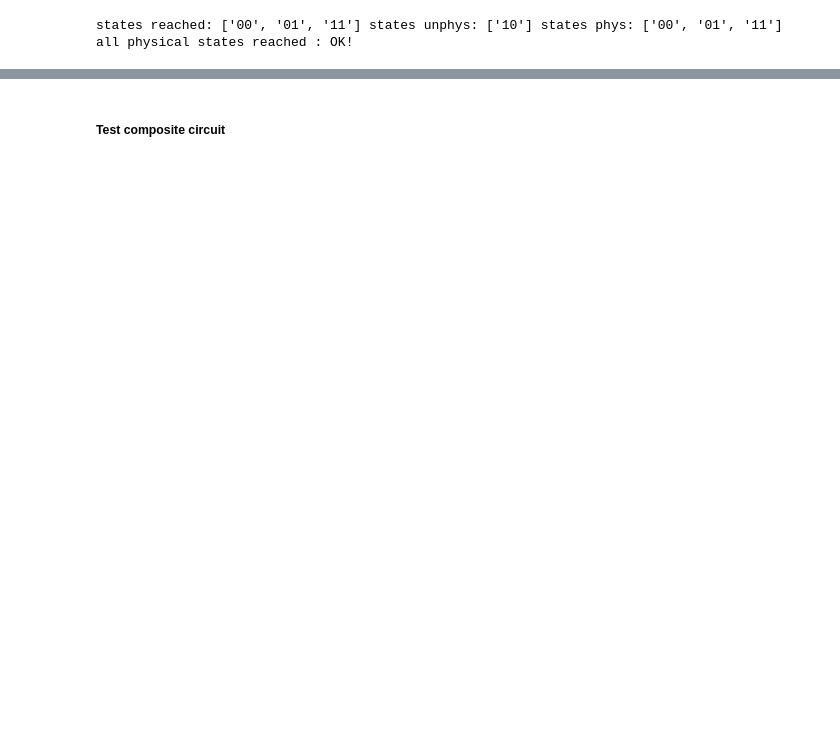
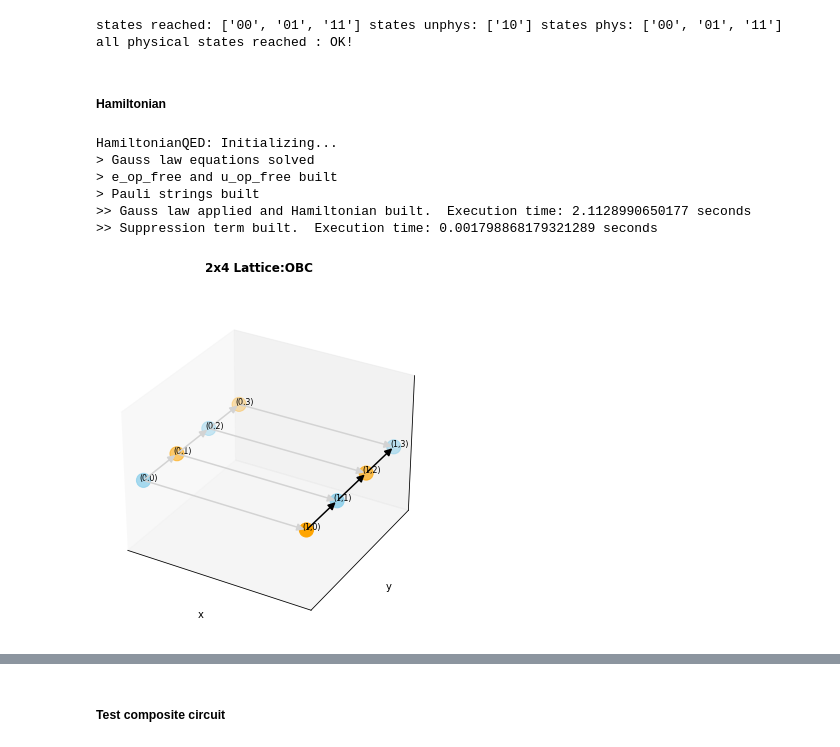
Before and after one commit to ariannacrippa/QC_lattice_H, a Jupyter notebook: notebooks/ansaetze_test.ipynb, the cells around one changed output, grey strips where cells are left out. Cells and saved outputs as stored; diff of their text form; code cells hidden in the pictures; blank space fills up the shorter version.

```diff
--- a/notebooks/ansaetze_test.ipynb
+++ b/notebooks/ansaetze_test.ipynb
@@ -249,3 +205,28 @@ else:
 # %% [output]
 states reached: ['00', '01', '11'] states unphys: ['10'] states phys: ['00', '01', '11']
 all physical states reached : OK!
+# %% [markdown]
+##### Hamiltonian
+# %%
+#class input parameters:
+n_sites = [2,4,]#how many sites for every dimension
+g=0.5
+fact_e_op = 1
+fact_b_op = 1
+m=3
+omega=1
+l=1
+L=2
+rotors = False
+lambd = 1000
+encoding = 'gray' ##'ed'#
+magnetic_basis=False
+pbc=False
+puregauge = True
+static_charges_values =None#{(0,0):1,(1,0):-1}#TODO: no conditions applied, like charge conservation, etc. For conditions see func_qstatic_dist
+display_hamiltonian=False
+e_op_out_plus=False #if E out of site n has plus sign
+sparse_pauli =False #false for circuit ansatz
+#exact diagonalisation parameters:
+threshold = 1e-12
+num_eigs = 3
@@ -251,0 +235,29 @@ all physical states reached : OK!
+# %%
+class_H = HamiltonianQED(
+                        latt,
+                        n_sites,
+                        l,
+                        ll=L,
+                        encoding = encoding,
+                        rotors=rotors,
+                        magnetic_basis=magnetic_basis,
+                        pbc=pbc,
+                        puregauge=puregauge,
+                        static_charges_values=static_charges_values,
+                        e_op_out_plus = e_op_out_plus,
+                        display_hamiltonian=display_hamiltonian,
+                        sparse_pauli=sparse_pauli)
+# %% [output]
+HamiltonianQED: Initializing...
+> Gauss law equations solved
+> e_op_free and u_op_free built
+> Pauli strings built
+>> Gauss law applied and Hamiltonian built.  Execution time: 2.1128990650177 seconds
+>> Suppression term built.  Execution time: 0.001798868179321289 seconds
+# %%
+
+#latt.draw_graph_func(gauss_law_fig=False,static_charges=static_charges_values)
+#only dynamical fields after Gauss law applied
+latt.draw_graph_func(gauss_law_fig=True,e_op_free=class_H.e_op_free)#,savefig_dir='.')
+# %% [output]
+[figure, added]
```
Also changed, not shown: parts of 39 cells of this notebook.
